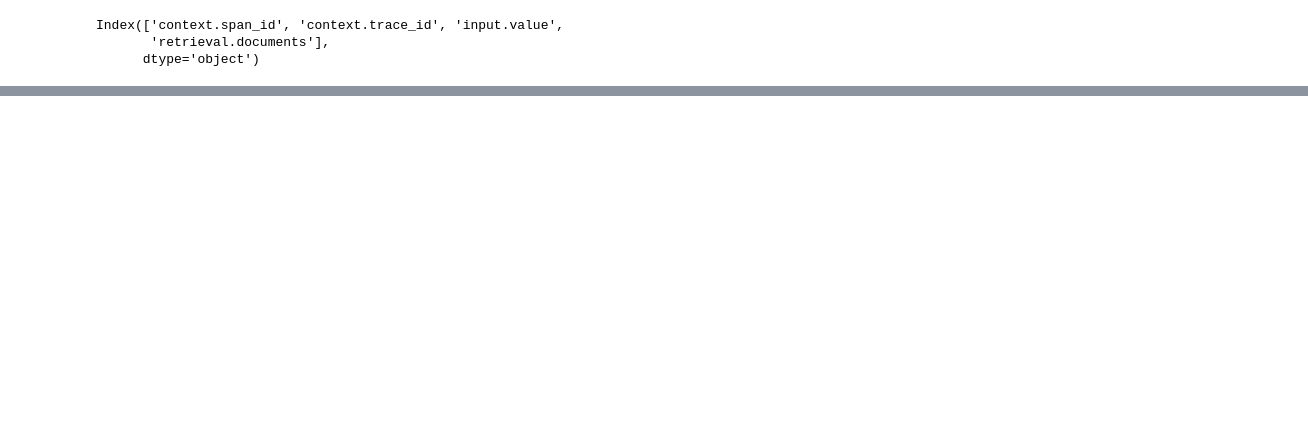
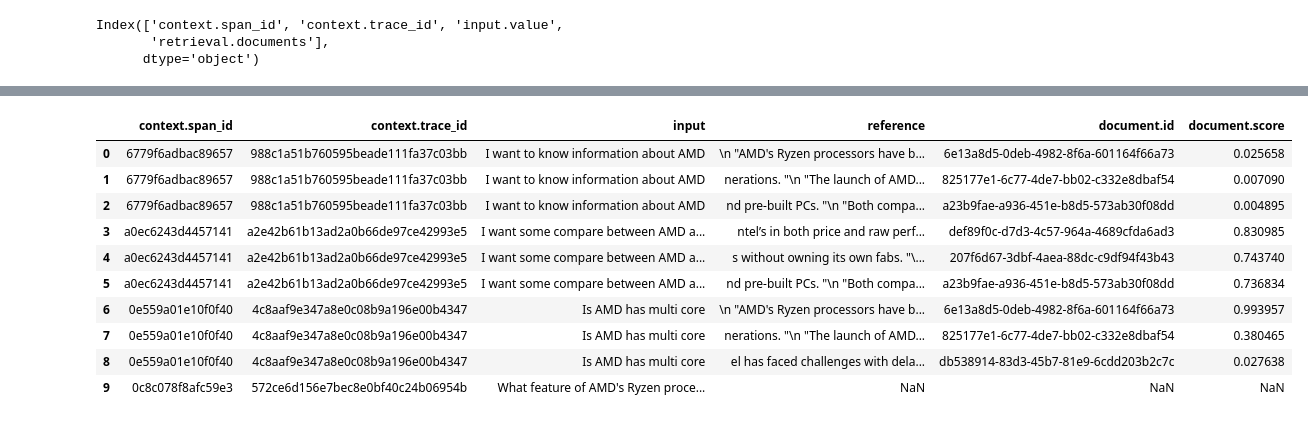
Before and after one commit to danghaido/LiteLLM, a Jupyter notebook: test.ipynb, the cells around one changed output, grey strips where cells are left out. Saved outputs shown, nothing was run; the diff lists cells and outputs as text; code cells hidden in the pictures; blank space fills up the shorter version.

```diff
--- a/test.ipynb
+++ b/test.ipynb
@@ -578,6 +449,20 @@ retrieved_documents_df = retrieved_documents_df.rename(
         "input.value": "input"   # nếu bạn có cột input.value thì rename
     }
 )
+# %%
+retrieved_documents_df
+# %% [output]
+|  | context.span_id | context.trace_id | input | reference | document.id | document.score |
+| 0 | 6779f6adbac89657 | 988c1a51b760595beade111fa37c03bb | I want to know information about AMD | \n "AMD's Ryzen processors have b... | 6e13a8d5-0deb-4982-8f6a-601164f66a73 | 0.025658 |
+| 1 | 6779f6adbac89657 | 988c1a51b760595beade111fa37c03bb | I want to know information about AMD | nerations. "\n "The launch of AMD... | 825177e1-6c77-4de7-bb02-c332e8dbaf54 | 0.007090 |
+| 2 | 6779f6adbac89657 | 988c1a51b760595beade111fa37c03bb | I want to know information about AMD | nd pre-built PCs. "\n "Both compa... | a23b9fae-a936-451e-b8d5-573ab30f08dd | 0.004895 |
+| 3 | a0ec6243d4457141 | a2e42b61b13ad2a0b66de97ce42993e5 | I want some compare between AMD a... | ntel’s in both price and raw perf... | def89f0c-d7d3-4c57-964a-4689cfda6ad3 | 0.830985 |
+| 4 | a0ec6243d4457141 | a2e42b61b13ad2a0b66de97ce42993e5 | I want some compare between AMD a... | s without owning its own fabs. "\... | 207f6d67-3dbf-4aea-88dc-c9df94f43b43 | 0.743740 |
+| 5 | a0ec6243d4457141 | a2e42b61b13ad2a0b66de97ce42993e5 | I want some compare between AMD a... | nd pre-built PCs. "\n "Both compa... | a23b9fae-a936-451e-b8d5-573ab30f08dd | 0.736834 |
+| 6 | 0e559a01e10f0f40 | 4c8aaf9e347a8e0c08b9a196e00b4347 | Is AMD has multi core | \n "AMD's Ryzen processors have b... | 6e13a8d5-0deb-4982-8f6a-601164f66a73 | 0.993957 |
+| 7 | 0e559a01e10f0f40 | 4c8aaf9e347a8e0c08b9a196e00b4347 | Is AMD has multi core | nerations. "\n "The launch of AMD... | 825177e1-6c77-4de7-bb02-c332e8dbaf54 | 0.380465 |
+| 8 | 0e559a01e10f0f40 | 4c8aaf9e347a8e0c08b9a196e00b4347 | Is AMD has multi core | el has faced challenges with dela... | db538914-83d3-45b7-81e9-6cdd203b2c7c | 0.027638 |
+| 9 | 0c8c078f8afc59e3 | 572ce6d156e7bec8e0bf40c24b06954b | What feature of AMD's Ryzen proce... | NaN | NaN | NaN |
 # %%
 from phoenix.evals import (
     RelevanceEvaluator,
```
Also changed, not shown: parts of 29 cells of this notebook, 15 other files.
